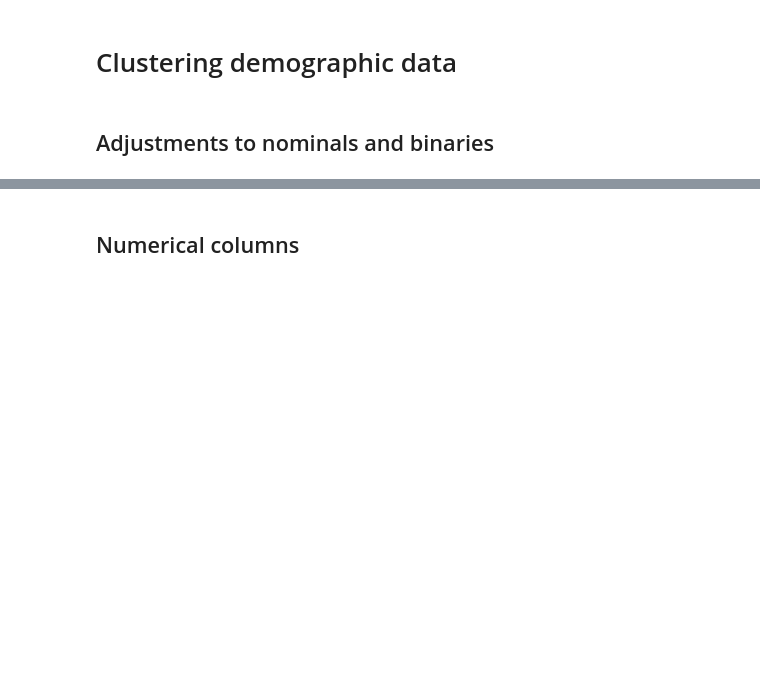
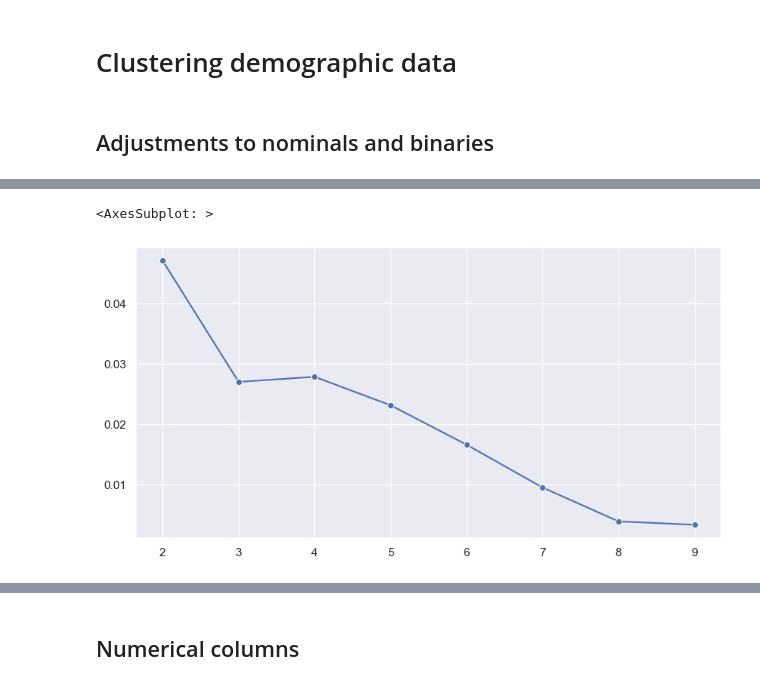
Before and after one commit to bglucca/ArvatoCustomerSegmentation, a Jupyter notebook: 03_modelling_segments.ipynb, the cells around one changed output, grey strips where cells are left out. Cells and saved outputs as stored; diff of their text form; code cells hidden in the pictures; blank space fills up the shorter version.

```diff
--- a/03_modelling_segments.ipynb
+++ b/03_modelling_segments.ipynb
@@ -156,0 +126,2 @@ nominal_vars = census_var_types[census_var_types['Type'] == 'nominal']['Attribut
+# %%
+census[num_cols] = scaler.fit_transform(census[num_cols])
@@ -156,0 +145,14 @@ nominal_vars = census_var_types[census_var_types['Type'] == 'nominal']['Attribut
+# %%
+cat_cols = []
+
+for col in sample.columns:
+
+    if (col in nominal_vars) or (col in binary_vars) or (col in interval_vars):
+
+        cat_cols.append(True)
+
+    else:
+
+        cat_cols.append(False)
+# %%
+X_dist = gower.gower_matrix(sample.values, cat_features = cat_cols)
@@ -156,0 +163,24 @@ nominal_vars = census_var_types[census_var_types['Type'] == 'nominal']['Attribut
+# %%
+cost_list = []
+
+sil_score_list = []
+
+for k in range(2,10):
+
+    print(f'Running for {k} clusters...')
+
+    start = time.time()
+
+    kp = KPrototypes(n_clusters= k, n_jobs=-1, gamma = 0.5)
+
+    kp.fit(sample, categorical=cat_cols_idx)
+
+    cost_list.append(kp.cost_)
+
+    sil_score = silhouette_score(X_dist, kp.labels_, metric = 'precomputed')
+
+    sil_score_list.append(sil_score)
+
+    finish = time.time()
+
+    print(f'SELF TIMED: {finish - start:.2f} seconds', end = '\n\n')
@@ -156,0 +205,5 @@ nominal_vars = census_var_types[census_var_types['Type'] == 'nominal']['Attribut
+# %%
+sns.lineplot(x = range(2,10), y = sil_score_list, marker = 'o')
+# %% [output]
+<AxesSubplot: >
+[figure, added]
```
Also changed, not shown: parts of 60 cells of this notebook.
